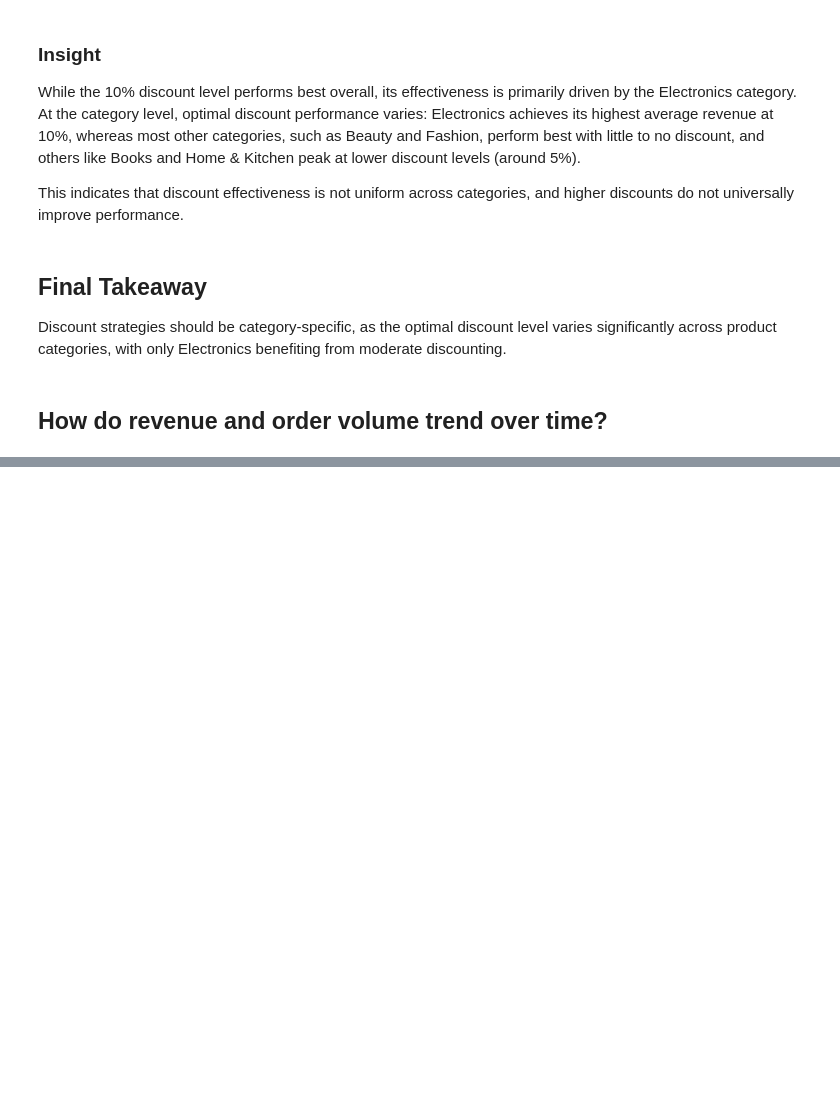
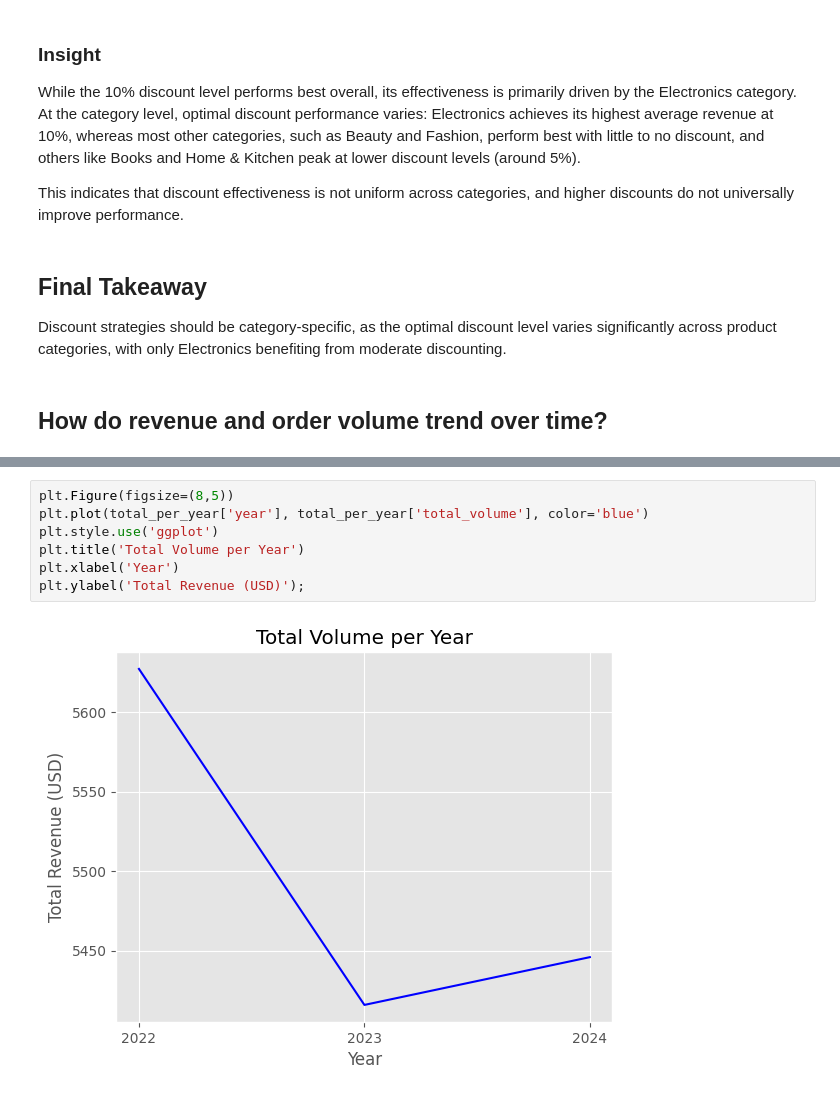
Before and after one commit to carloshurtadop9/Ecommerce-Project, a Jupyter notebook: Untitled-1.ipynb, the cells around one changed output, grey strips where cells are left out. Drawn from its saved outputs; the diff is of its cells as text; blank space fills up the shorter version.

```diff
--- a/Untitled-1.ipynb
+++ b/Untitled-1.ipynb
@@ -445,0 +424,9 @@ plt.ylabel('Total Revenue (USD)');
+# %%
+plt.Figure(figsize=(8,5))
+plt.plot(total_per_year['year'], total_per_year['total_volume'], color='blue')
+plt.style.use('ggplot')
+plt.title('Total Volume per Year')
+plt.xlabel('Year')
+plt.ylabel('Total Revenue (USD)');
+# %% [output]
+[figure, added]
```
Also changed, not shown: parts of 6 cells of this notebook, 1 other file.
